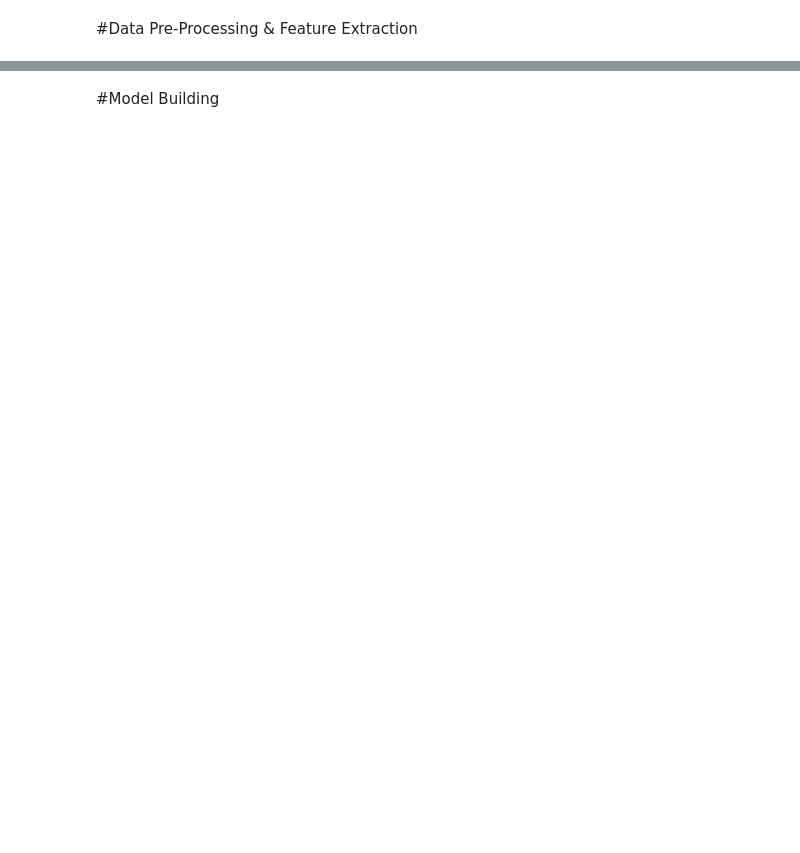
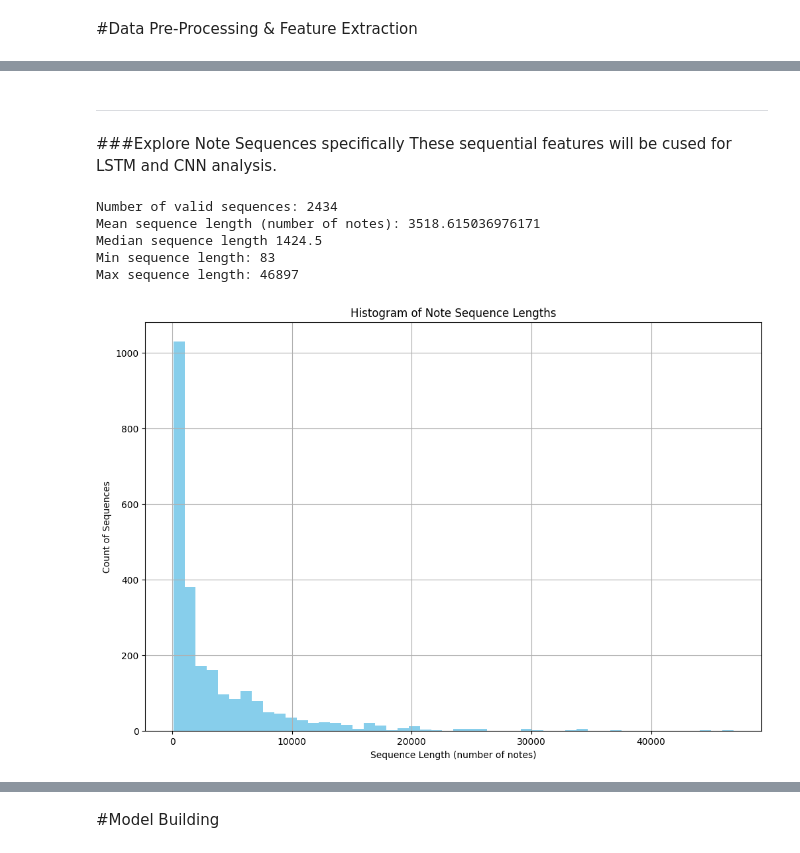
Before and after one commit to realtommypoole/AAI-511-Team-7-Compo-Identi, a Jupyter notebook: final_project.ipynb, the cells around one changed output, grey strips where cells are left out. Drawn from its saved outputs; the diff is of its cells as text; code cells hidden in the pictures; blank space fills up the shorter version.

```diff
--- a/final_project.ipynb
+++ b/final_project.ipynb
@@ -19,0 +86,3 @@ This project is part of the Master's In Applied Artificial Intelligence program
+# %%
+#Set desired file path
+extract_base_dir = '/content/drive/My Drive/ID_Composer_Project/Data'
@@ -498,0 +729,14 @@ print(test_df.shape)
+# %%
+# Initialize the 'note_seq' column with None
+features_df['note_seq'] = None
+
+# Iterate over rows with valid 'note_seq_path' and load arrays once
+for idx, path in features_df['note_seq_path'].dropna().items():
+    try:
+        features_df.at[idx, 'note_seq'] = np.load(path)
+    except Exception as e:
+        print(f"Failed to load {path} at index {idx}: {e}")
+
+# Print example loaded array and its type
+print(features_df['note_seq'].iloc[0])  # Should print a numpy array
+print(type(features_df['note_seq'].iloc[0]))  # Should print <class 'numpy.ndarray'>
@@ -498,0 +818,44 @@ print(test_df.shape)
+# %% [markdown]
+_____
+###Explore Note Sequences specifically
+These sequential features will be cused for LSTM and CNN analysis.
+# %%
+# Extract note sequences
+note_seqs = features_df['note_seq']
+
+# Keep only valid sequences (numpy arrays with shape (N, 4))
+valid_note_seqs = [seq for seq in note_seqs if isinstance(seq, np.ndarray) and seq.ndim == 2 and seq.shape[1] == 4]
+
+# Get the length (number of notes) for each sequence
+seq_lengths = [seq.shape[0] for seq in valid_note_seqs]
+
+# Compute statistics
+mean_length = np.mean(seq_lengths) if seq_lengths else 0
+median_length = np.median(seq_lengths) if seq_lengths else 0
+min_length = np.min(seq_lengths) if seq_lengths else 0
+max_length = np.max(seq_lengths) if seq_lengths else 0
+
+print("Number of valid sequences:", len(seq_lengths))
+print("Mean sequence length (number of notes):", mean_length)
+print("Median sequence length", median_length)
+print("Min sequence length:", min_length)
+print("Max sequence length:", max_length)
+
+# Ensure you are using the actual sequence length data you computed
+seq_lengths = [seq.shape[0] for seq in valid_note_seqs]
+
+# Plot histogram
+plt.figure(figsize=(12, 8))
+plt.hist(seq_lengths, bins=50, color='skyblue')
+plt.title('Histogram of Note Sequence Lengths')
+plt.xlabel('Sequence Length (number of notes)')
+plt.ylabel('Count of Sequences')
+plt.grid(True)
+plt.show()
+# %% [output]
+Number of valid sequences: 2434
+Mean sequence length (number of notes): 3518.615036976171
+Median sequence length 1424.5
+Min sequence length: 83
+Max sequence length: 46897
+[figure, added]
```
Also changed, not shown: parts of 96 cells of this notebook.
